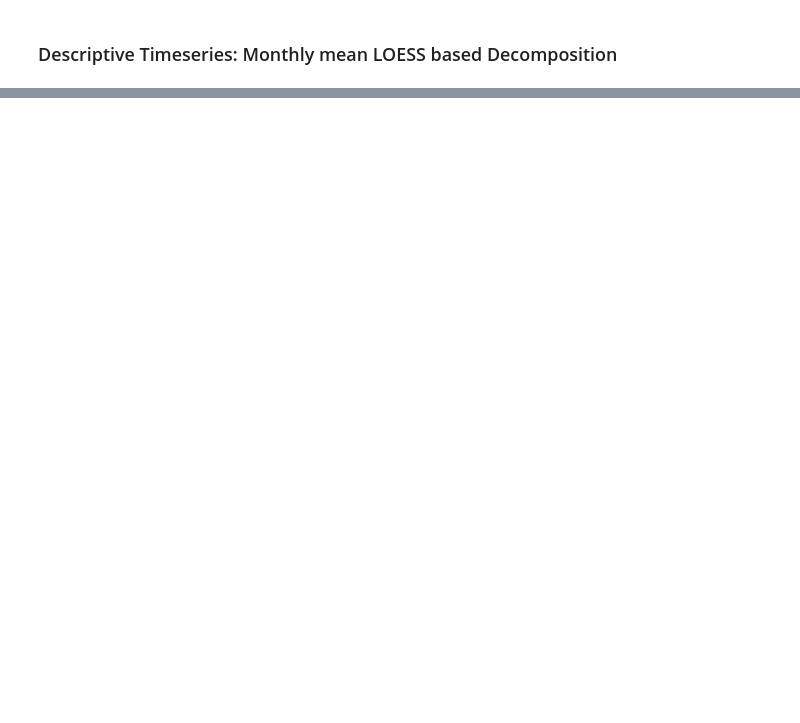
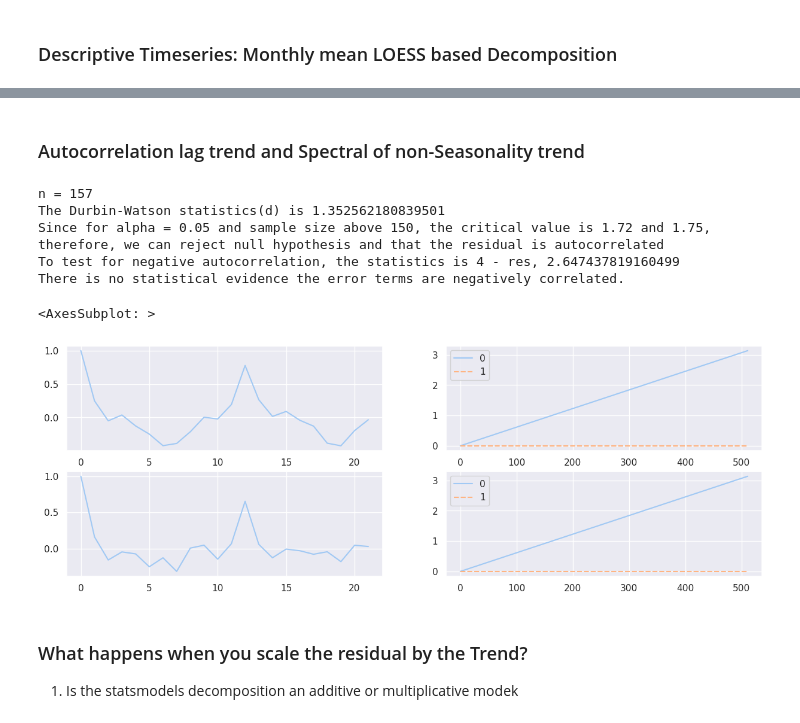
Before and after one commit to chrischank/jse40_sp500_hsi, a Jupyter notebook: notebooks/SP500_EDA.ipynb, the cells around one changed output, grey strips where cells are left out. Cells and saved outputs as stored; diff of their text form; code cells hidden in the pictures; blank space fills up the shorter version.

```diff
--- a/notebooks/SP500_EDA.ipynb
+++ b/notebooks/SP500_EDA.ipynb
@@ -374,0 +369,51 @@ Error:
+# %% [markdown]
+### Autocorrelation lag trend and Spectral of non-Seasonality trend
+# %%
+# Durbin-Watson test for autocorrelation
+# Between 0 and 4
+# 2 == no autocorrelation
+# Closer to 4 == negative serial correlation (linear trend)
+# k (independant variable) = 1
+# alpha (ciritical level) = 0.05
+
+
+from statsmodels.stats.stattools import durbin_watson
+
+mmean_Volume_FIN_res = seasonal.STL(Monthly_mean["Volume_fin"], period = 12, robust = False).fit().resid
+res_Volume_FIN = durbin_watson(mmean_Volume_FIN_res)
+num_resid = len(mmean_Volume_FIN_res)
+
+print(f"n = {num_resid}")
+print(f"The Durbin-Watson statistics(d) is {res_Volume_FIN}")
+print(f"Since for alpha = 0.05 and sample size above 150, the critical value is 1.72 and 1.75, therefore, we can reject null hypothesis and that the residual is autocorrelated")
+print(f"To test for negative autocorrelation, the statistics is 4 - res, {4 - res_Volume_FIN}\n"
+       "There is no statistical evidence the error terms are negatively correlated.")
+# %% [output]
+n = 157
+The Durbin-Watson statistics(d) is 1.352562180839501
+Since for alpha = 0.05 and sample size above 150, the critical value is 1.72 and 1.75, therefore, we can reject null hypothesis and that the residual is autocorrelated
+To test for negative autocorrelation, the statistics is 4 - res, 2.647437819160499
+There is no statistical evidence the error terms are negatively correlated.
+# %%
+# Autocrrelation of lag trend
+
+FACF_Volume_FIN = stattools.acf(Decomposed_Season["Volume_FIN"], fft = True)
+FACF_Volume_TECH = stattools.acf(Decomposed_Season["Volume_TECH"], fft = True)
+
+# Spectral of non-seasonality trend
+
+SPEC_Volume_FIN = arima_process.arma_periodogram(Decomposed_Season["Volume_FIN"], ma = len(Decomposed_Season["Volume_FIN"]))
+SPEC_Volume_TECH = arima_process.arma_periodogram(Decomposed_Season["Volume_TECH"], ma = len(Decomposed_Season["Volume_TECH"]))
+
+fig, axes = plt.subplots(2, 2, figsize = (15, 5), sharey = False, alpha = 0.05)
+sns.lineplot(FACF_Volume_FIN, ax = axes[0, 0])
+sns.lineplot(FACF_Volume_TECH, ax = axes[1, 0])
+
+sns.lineplot(SPEC_Volume_FIN, ax = axes[0, 1])
+sns.lineplot(SPEC_Volume_TECH, ax = axes[1, 1])
+# %% [output]
+<AxesSubplot: >
+[figure, added]
+# %% [markdown]
+### What happens when you scale the residual by the Trend?
+1. Is the statsmodels decomposition an additive or multiplicative modek
```
Also changed, not shown: parts of 14 cells of this notebook.
